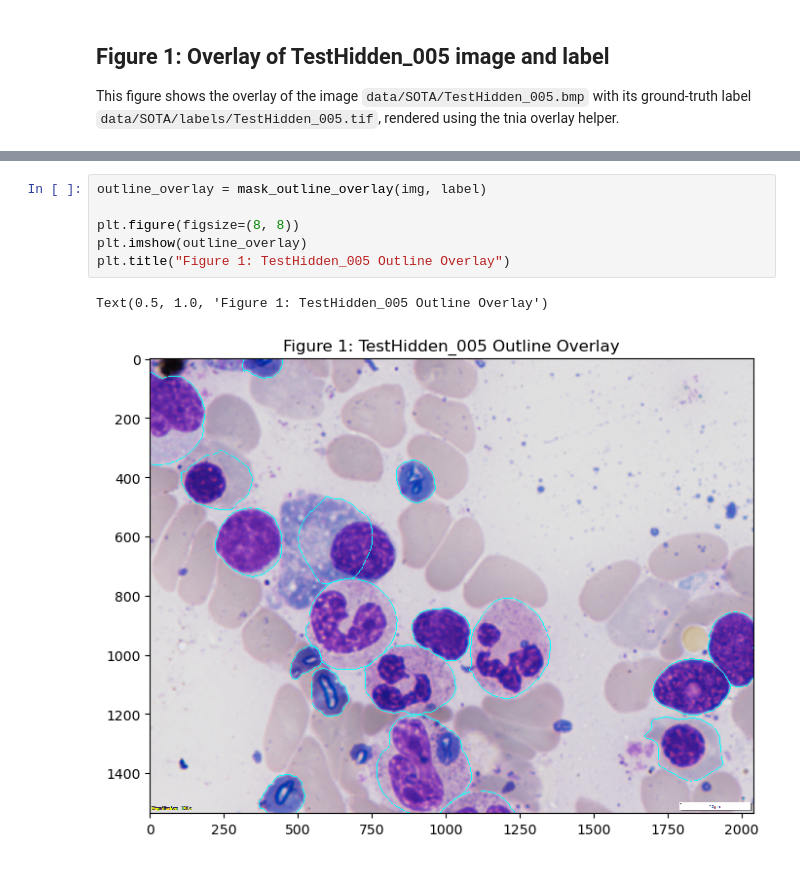
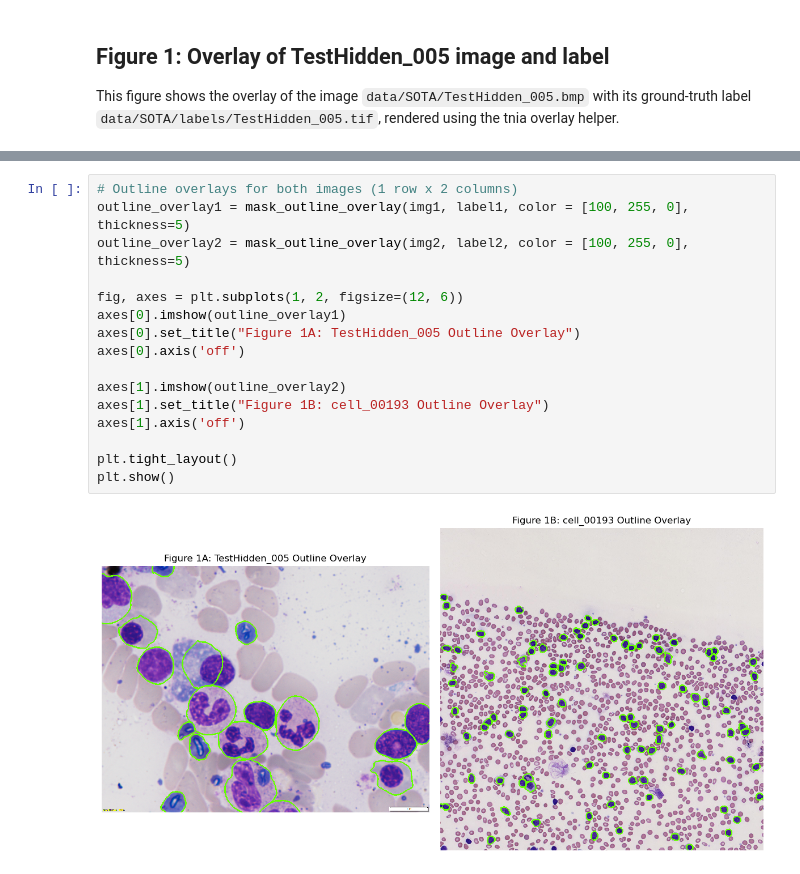
Before and after one commit to bnorthan/reproducible-dl-seg-article, a Jupyter notebook: figures/figure1.ipynb, the cells around one changed output, grey strips where cells are left out. Saved outputs shown, nothing was run; the diff lists cells and outputs as text.

```diff
--- a/figures/figure1.ipynb
+++ b/figures/figure1.ipynb
@@ -37,9 +56,18 @@ Label: ../data/SOTA/TestHidden_005.tif
 # %%
-outline_overlay = mask_outline_overlay(img, label)
+# Outline overlays for both images (1 row x 2 columns)
+outline_overlay1 = mask_outline_overlay(img1, label1, color = [100, 255, 0], thickness=5)
+outline_overlay2 = mask_outline_overlay(img2, label2, color = [100, 255, 0], thickness=5)
 
-plt.figure(figsize=(8, 8))
-plt.imshow(outline_overlay)
-plt.title("Figure 1: TestHidden_005 Outline Overlay")
+fig, axes = plt.subplots(1, 2, figsize=(12, 6))
+axes[0].imshow(outline_overlay1)
+axes[0].set_title("Figure 1A: TestHidden_005 Outline Overlay")
+axes[0].axis('off')
+
+axes[1].imshow(outline_overlay2)
+axes[1].set_title("Figure 1B: cell_00193 Outline Overlay")
+axes[1].axis('off')
+
+plt.tight_layout()
+plt.show()
 # %% [output]
-Text(0.5, 1.0, 'Figure 1: TestHidden_005 Outline Overlay')
-[figure, old version]
+[figure, new version]
```
Also changed, not shown: parts of 2 cells of this notebook, 1 other file.
